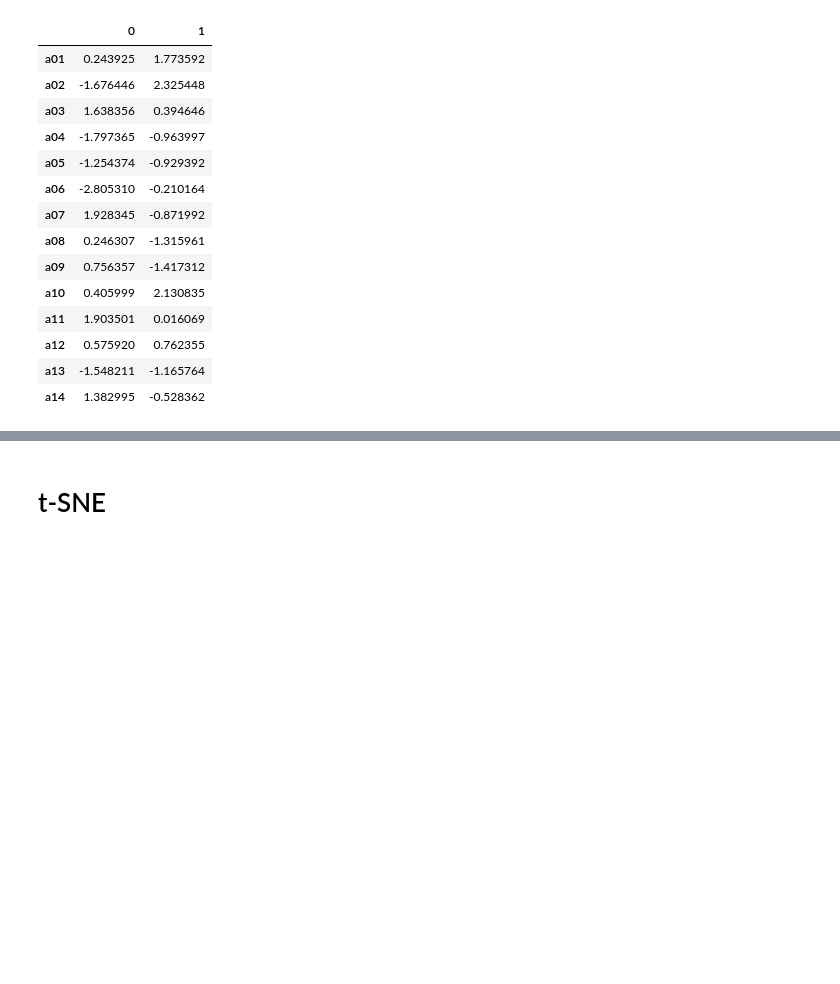
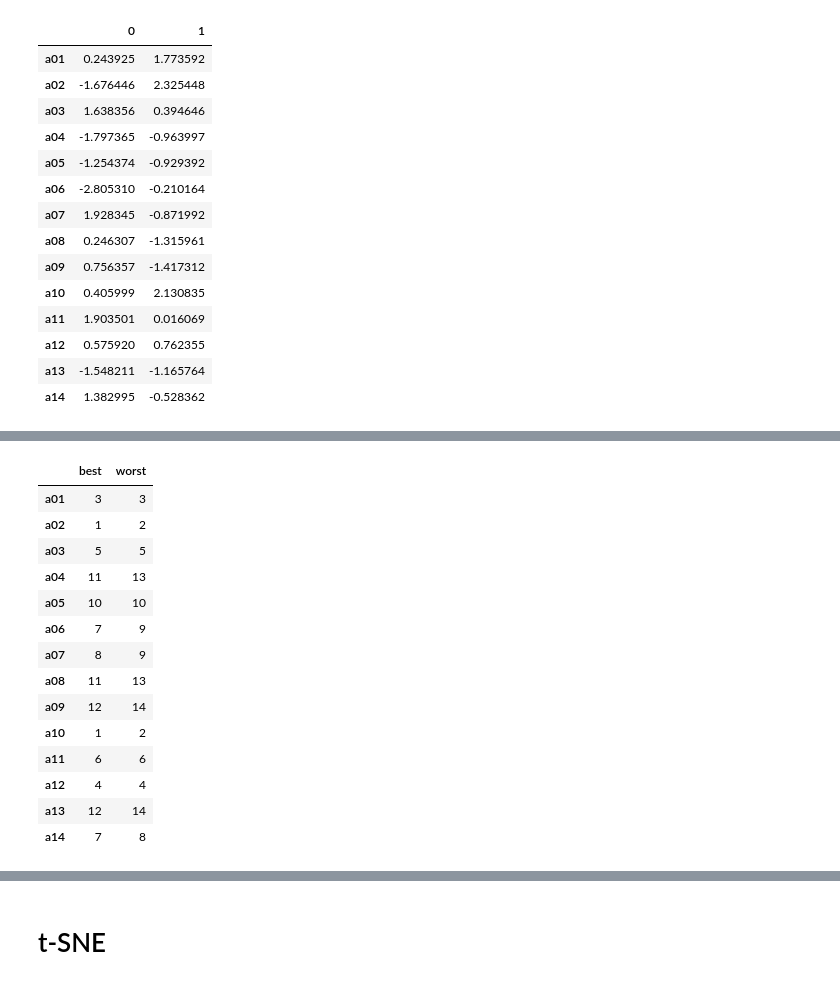
Before and after one commit to anras5/ordinal-regression-reduced, a Jupyter notebook: src/main.ipynb, the cells around one changed output, grey strips where cells are left out. Saved outputs shown, nothing was run; the diff lists cells and outputs as text; code cells hidden in the pictures; blank space fills up the shorter version.

```diff
--- a/src/main.ipynb
+++ b/src/main.ipynb
@@ -120,3 +138,22 @@ df_relations_pca
+# %%
+df_extreme_pca = extreme_ranking(df_pca, PREFERENCES, CRITERIA)
+df_extreme_pca
+# %% [output]
+|  | best | worst |
+| a01 | 3 | 3 |
+| a02 | 1 | 2 |
+| a03 | 5 | 5 |
+| a04 | 11 | 13 |
+| a05 | 10 | 10 |
+| a06 | 7 | 9 |
+| a07 | 8 | 9 |
+| a08 | 11 | 13 |
+| a09 | 12 | 14 |
+| a10 | 1 | 2 |
+| a11 | 6 | 6 |
+| a12 | 4 | 4 |
+| a13 | 12 | 14 |
+| a14 | 7 | 8 |
 # %%
 from hassediagram.hasse_diagram import hasse_graphviz
 hasse_graphviz(df_relations_pca.values, df.index)
```
Also changed, not shown: parts of 9 cells of this notebook, 5 other files.
